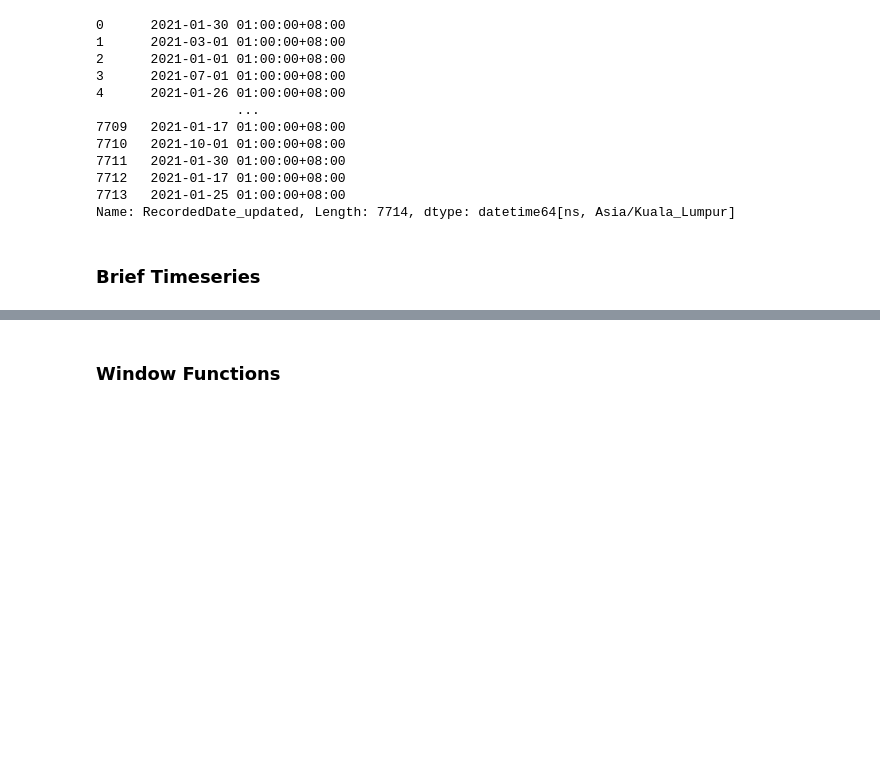
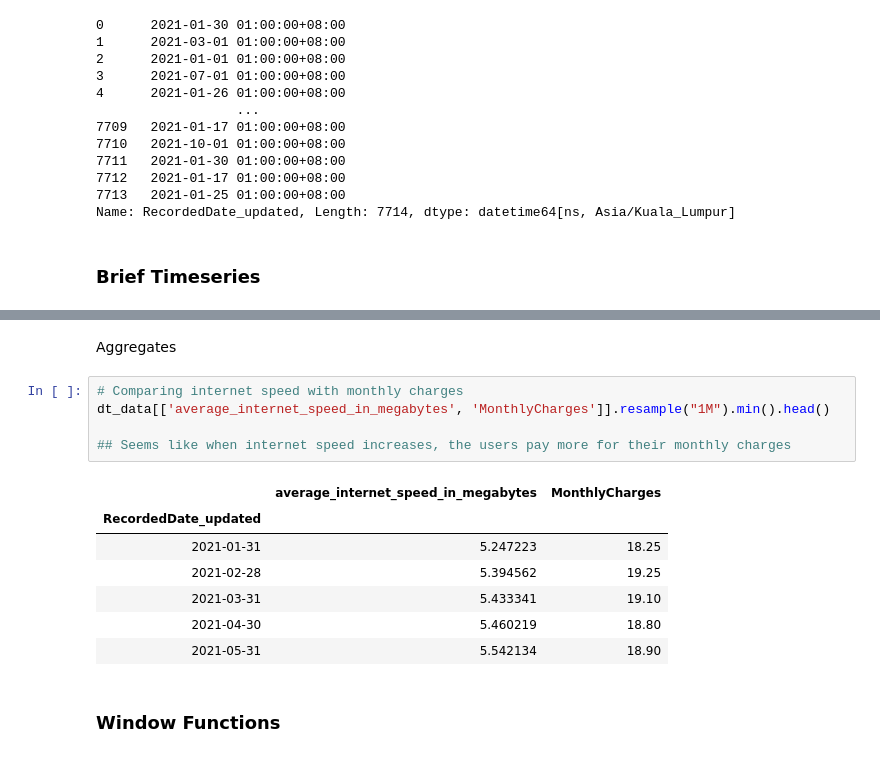
Before and after one commit to andreaschandra/free_data_science_courses, a Jupyter notebook: python_for_data_manipulation/1_basic_pandas.ipynb, the cells around one changed output, grey strips where cells are left out. Cells and saved outputs as stored; diff of their text form; blank space fills up the shorter version.

```diff
--- a/python_for_data_manipulation/1_basic_pandas.ipynb
+++ b/python_for_data_manipulation/1_basic_pandas.ipynb
@@ -931,3 +1034,18 @@ Name: RecordedDate_updated, Length: 7714, dtype: datetime64[ns, Asia/Kuala_Lumpu
+# %% [markdown]
+Aggregates
+# %%
+# Comparing internet speed with monthly charges
+dt_data[['average_internet_speed_in_megabytes', 'MonthlyCharges']].resample("1M").min().head()
+
+## Seems like when internet speed increases, the users pay more for their monthly charges
+# %% [output]
+|  | average_internet_speed_in_megabytes | MonthlyCharges |
+| RecordedDate_updated |  |  |
+| 2021-01-31 | 5.247223 | 18.25 |
+| 2021-02-28 | 5.394562 | 19.25 |
+| 2021-03-31 | 5.433341 | 19.10 |
+| 2021-04-30 | 5.460219 | 18.80 |
+| 2021-05-31 | 5.542134 | 18.90 |
 # %% [markdown]
 ### Window Functions
 # %% [markdown]
```
Also changed, not shown: parts of 8 cells of this notebook.
